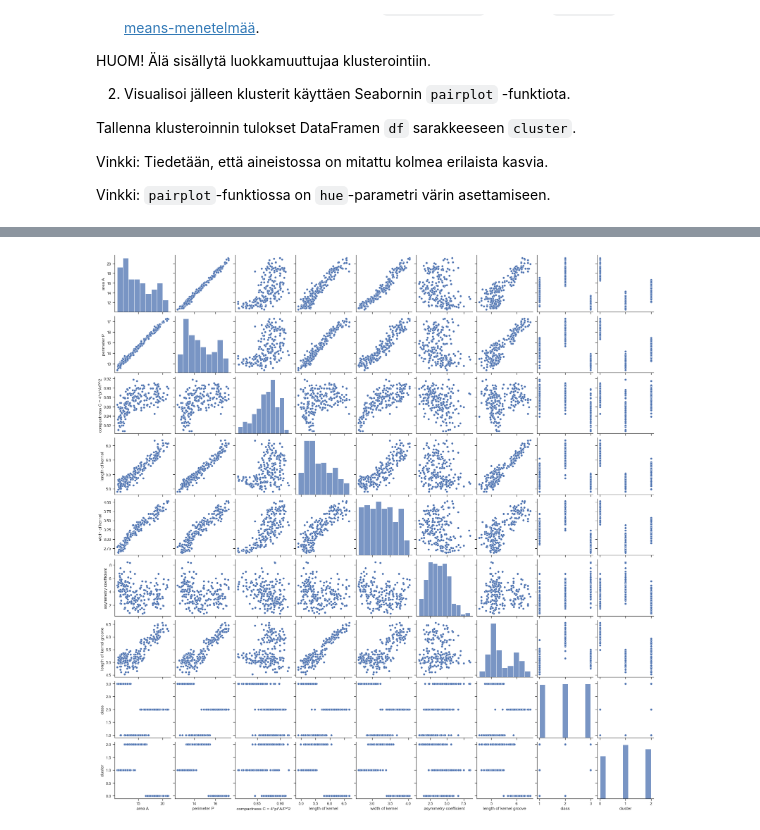
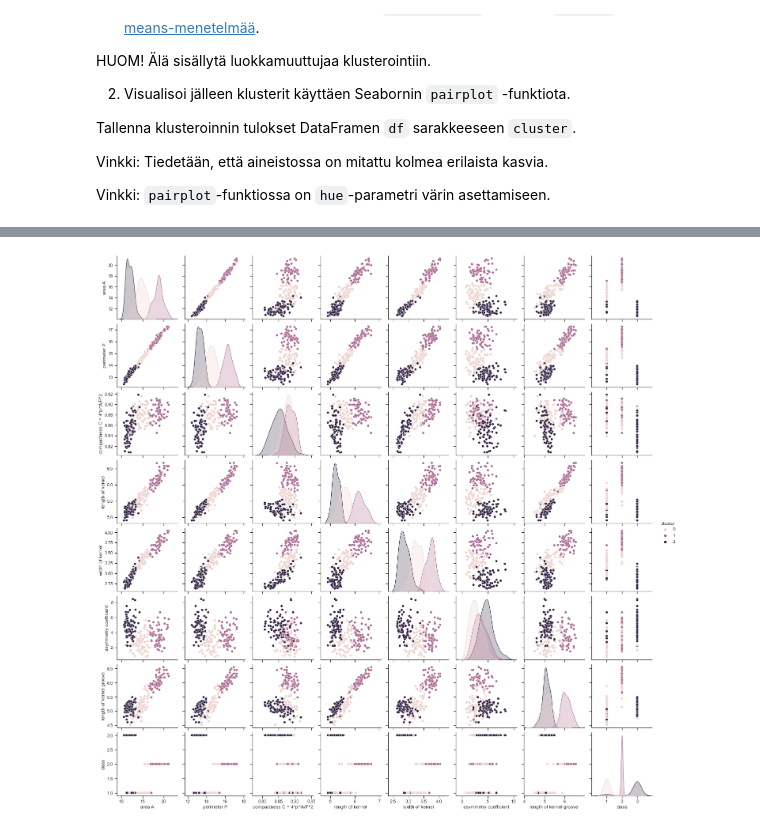
Before and after one commit to RiikkaKokko/JAMK_koneoppiminen, a Jupyter notebook: osa_2/tehtavat_osa_2.ipynb, the cells around one changed output, grey strips where cells are left out. Saved outputs shown, nothing was run; the diff lists cells and outputs as text; code cells hidden in the pictures.

```diff
--- a/osa_2/tehtavat_osa_2.ipynb
+++ b/osa_2/tehtavat_osa_2.ipynb
@@ -139,8 +126,8 @@ df.head()
 # %%
 #Visualisoi jälleen klusterit käyttäen Seabornin pairplot -funktiota.
-ax=sns.pairplot(df)
+ax=sns.pairplot(df,hue='cluster')
 # %% [output]
-[figure, old version]
+[figure, new version]
 # %%
 # Tehtävän vastaukset. Huom! Älä muokkaa tätä solua, vaan aja se, kun olet suorittanut tehtävän.
 # Tallenna klusteroinnnin tarkkuus acc-muuttujaan.
```
Also changed, not shown: parts of 4 cells of this notebook, 11 other files.
